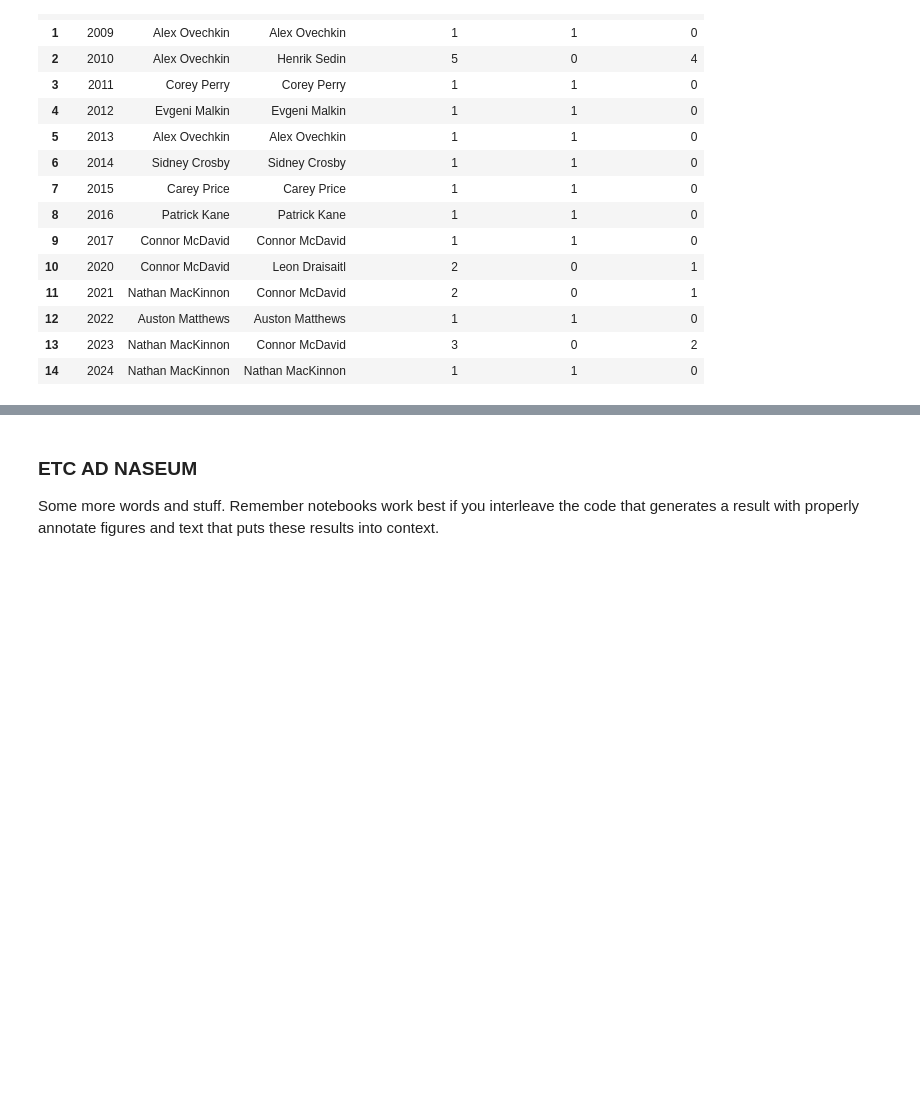
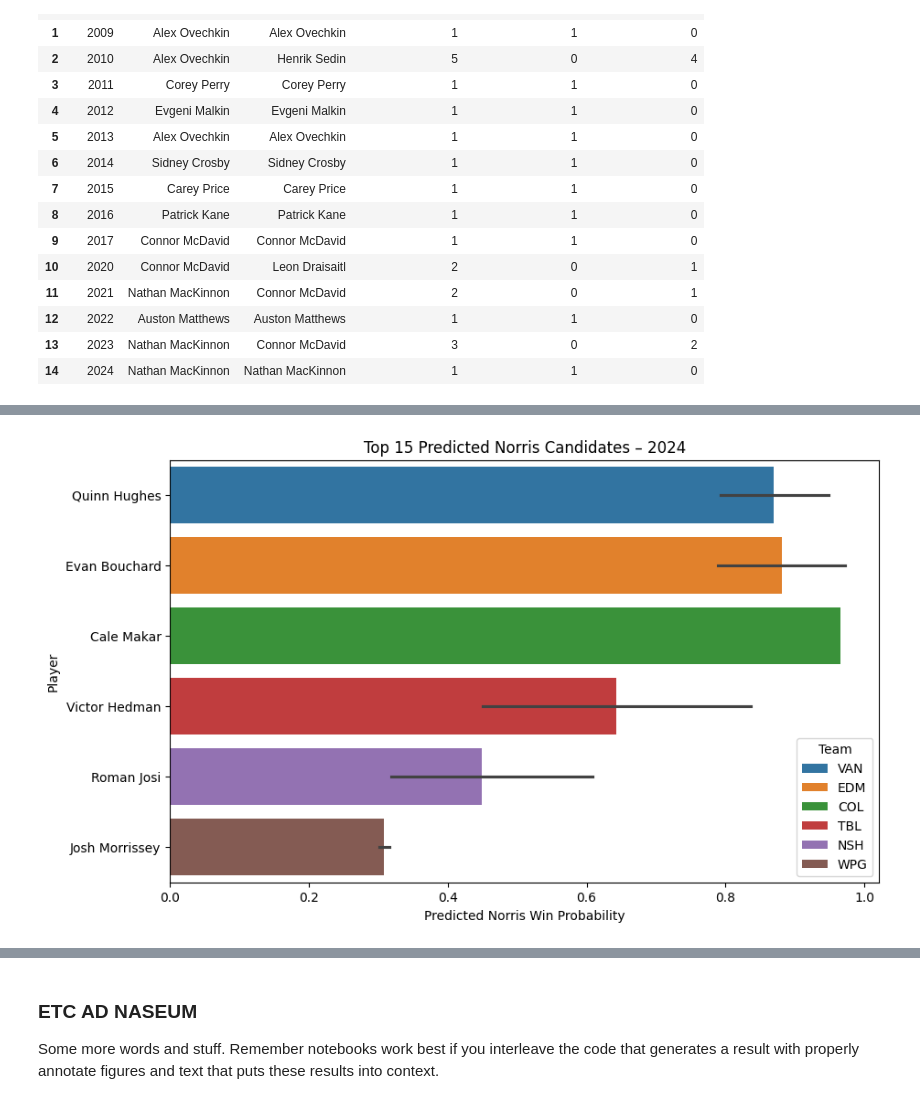
Before and after one commit to COGS108/Group118_WI26, a Jupyter notebook: 03-FinalProject.ipynb, the cells around one changed output, grey strips where cells are left out. Drawn from its saved outputs; the diff is of its cells as text; code cells hidden in the pictures; blank space fills up the shorter version.

Commit message:
Added the logistic regression model for norris trophy

```diff
--- a/03-FinalProject.ipynb
+++ b/03-FinalProject.ipynb
@@ -811,0 +827,12 @@ results_df
+# %%
+
+norris_data['norris_winner'] = (norris_data['Place'] == 1).astype(int)
+norris_merge = norris_data[['season', 'Player', 'Tm', 'norris_winner', 'Vote%']].copy()
+norris_merge = norris_merge.rename(columns={'Player': 'name', 'Tm': 'team'})
+
+norris_df = pd.merge(
+    norris_merge,
+    players_season,
+    on=['season', 'name', 'team'],
+    how='inner'
+)
@@ -811,0 +909,27 @@ results_df
+# %%
+
+current_df_norris = norris_df[norris_df['season'] == current_season].copy()
+
+X_current_norris = current_df_norris[feature_norris_cols].fillna(0)
+
+current_df_norris['norris_prob'] = logit_clf_norris.predict_proba(X_current_norris)[:, 1]
+
+predictions = (
+    current_df_norris[current_df_norris['position'] == 'D'][['name', 'team', 'position', 'norris_prob']]
+    .sort_values('norris_prob', ascending=False)
+)
+
+predictions.head(15)
+
+
+top15 = predictions.head(15)
+
+plt.figure(figsize=(10,6))
+sns.barplot(data=top15, x='norris_prob', y='name', hue='team')
+plt.title(f"Top 15 Predicted Norris Candidates – {current_season}")
+plt.xlabel("Predicted Norris Win Probability")
+plt.ylabel("Player")
+plt.legend(title="Team")
+plt.show()
+# %% [output]
+[figure, added]
```
Also changed, not shown: parts of 12 cells of this notebook.
